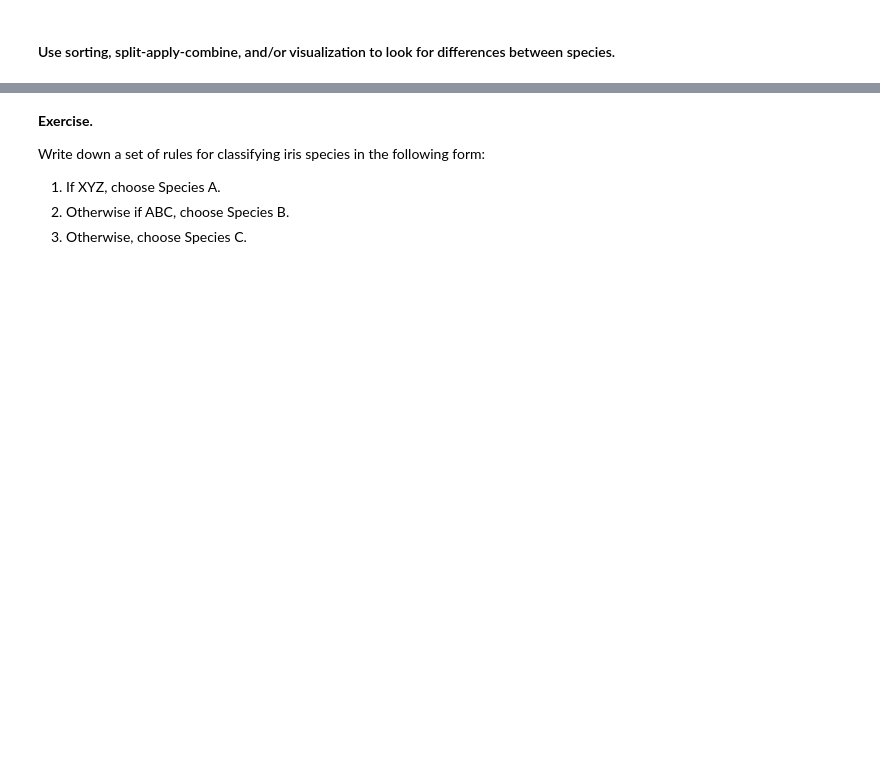
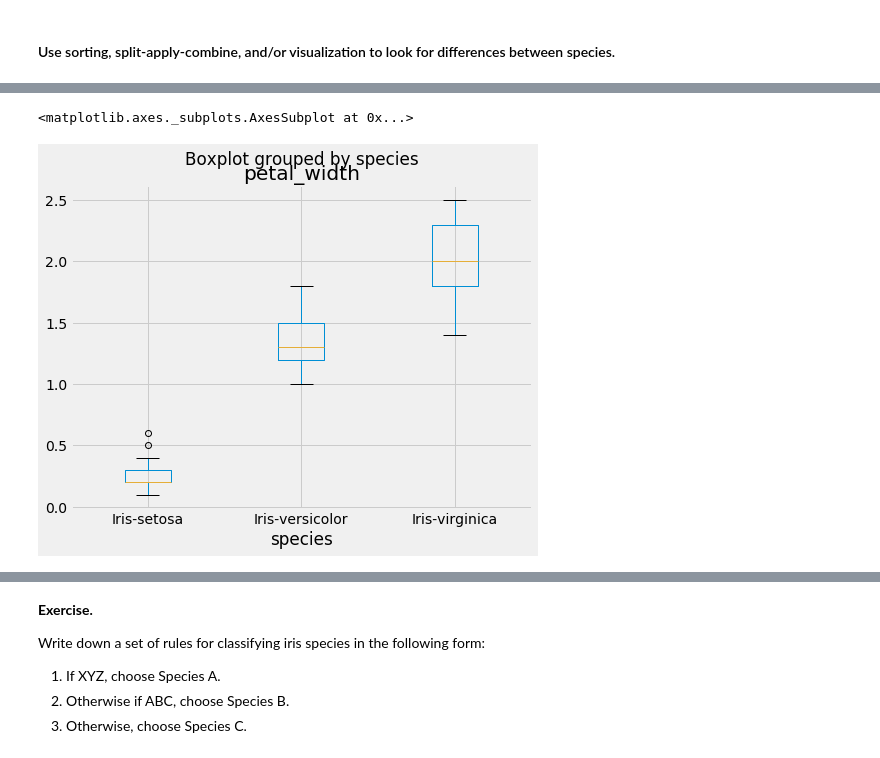
Before and after one commit to naidaire/lesson12_knn_classification, a Jupyter notebook: knn_with_sklearn.ipynb, the cells around one changed output, grey strips where cells are left out. Cells and saved outputs as stored; diff of their text form; code cells hidden in the pictures; blank space fills up the shorter version.

Commit message:
class notes on lesson 12

```diff
--- a/knn_with_sklearn.ipynb
+++ b/knn_with_sklearn.ipynb
@@ -33,7 +33,7 @@ plt.rcParams['font.size'] = 14
 
 plt.style.use('fivethirtyeight')
 # %%
-data = Path('..', 'data', 'iris.data') # Works better cross-platform than hard-coding path as a string
+data = Path('.', 'data', 'iris.data') # Works better cross-platform than hard-coding path as a string
 iris = pd.read_csv(data)
 # %%
 iris.head(30)
@@ -80 +156,8 @@ Define a function that accepts a row of data and returns a predicted species. Th
+# %%
+# Box plot of petal_width, grouped by species.
+# note there is overlap between versicolor and virginica
+iris.boxplot(column='petal_width', by='species')
+# %% [output]
+<matplotlib.axes._subplots.AxesSubplot at 0x...>
+[figure, added]
 # %%
```
Also changed, not shown: parts of 58 cells of this notebook.
